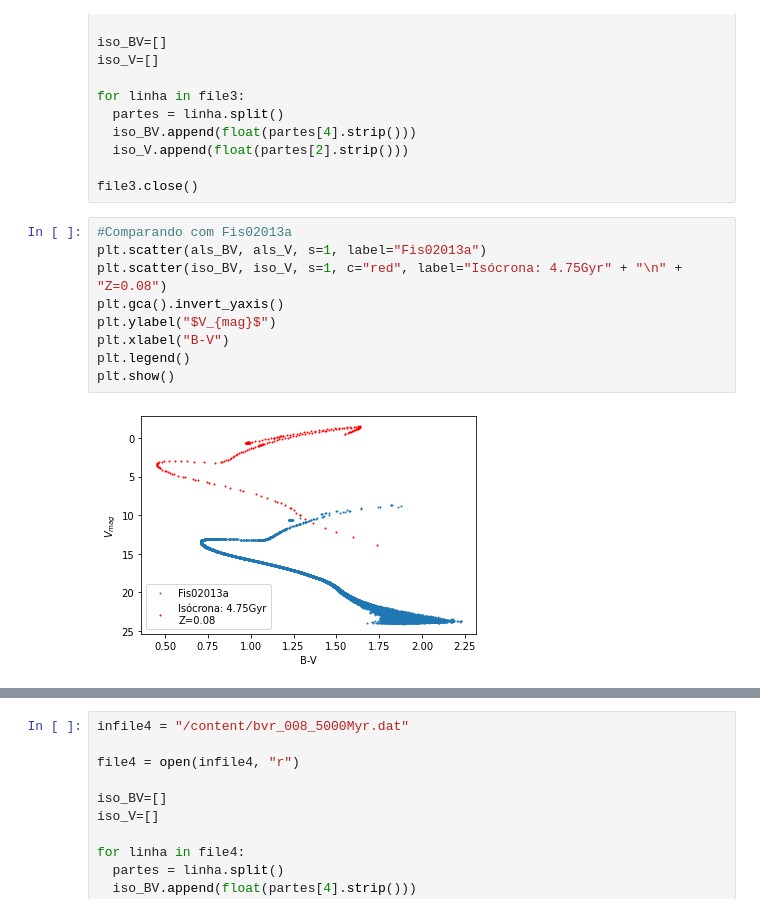
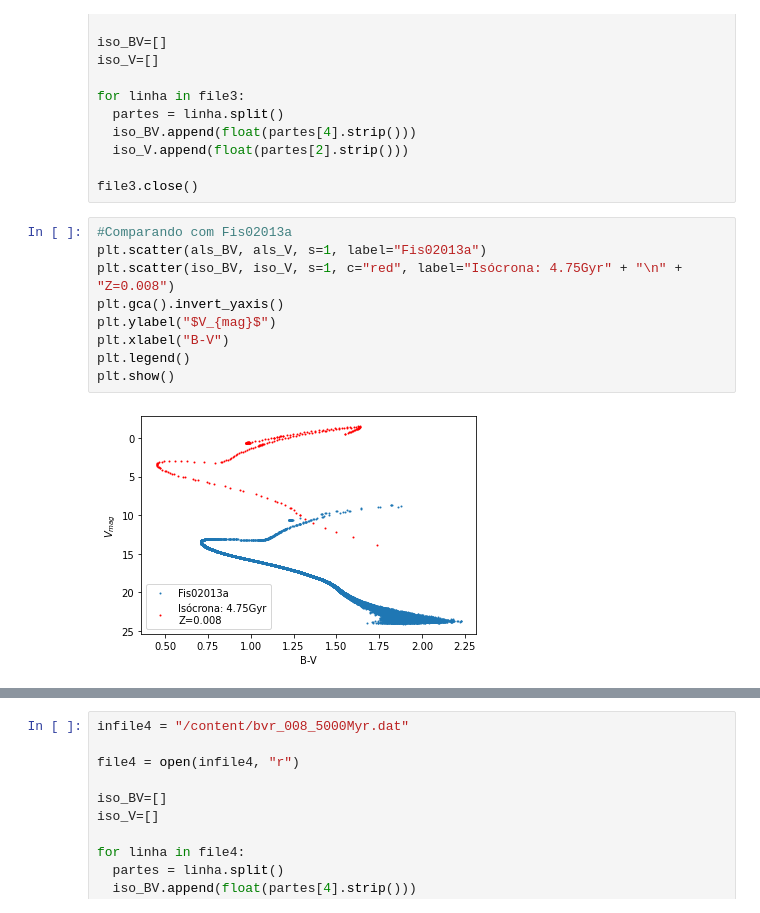
Before and after one commit to wallec/FIS02013-Trabalho2, a Jupyter notebook: Trabalho_2_Tópicos_de_Astronomia.ipynb, the cells around one changed output, grey strips where cells are left out. Saved outputs shown, nothing was run; the diff lists cells and outputs as text.

```diff
--- a/Trabalho_2_Tópicos_de_Astronomia.ipynb
+++ b/Trabalho_2_Tópicos_de_Astronomia.ipynb
@@ -85,14 +85,14 @@ file3.close()
 # %%
 #Comparando com Fis02013a
 plt.scatter(als_BV, als_V, s=1, label="Fis02013a")
-plt.scatter(iso_BV, iso_V, s=1, c="red", label="Isócrona: 4.75Gyr" + "\n" + "Z=0.08")
+plt.scatter(iso_BV, iso_V, s=1, c="red", label="Isócrona: 4.75Gyr" + "\n" + "Z=0.008")
 plt.gca().invert_yaxis()
 plt.ylabel("$V_{mag}$")
 plt.xlabel("B-V")
 plt.legend()
 plt.show()
 # %% [output]
-[figure, old version]
+[figure, new version]
 # %%
 #Ajustando
 ajustea_BV=[]
```
Also changed, not shown: parts of 15 cells of this notebook.
